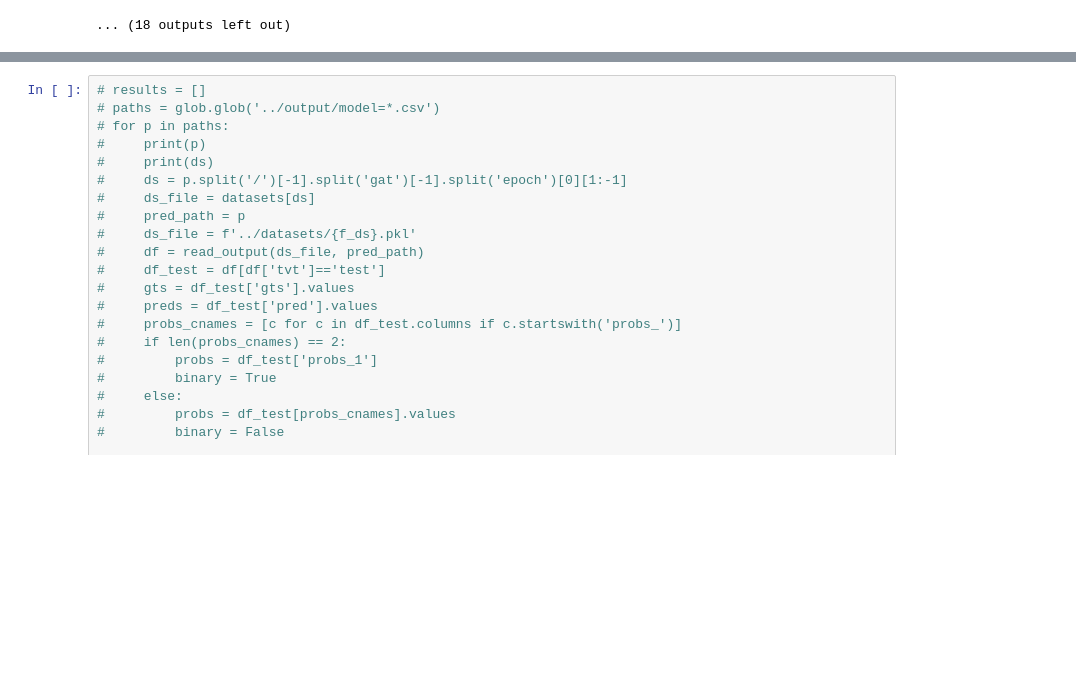
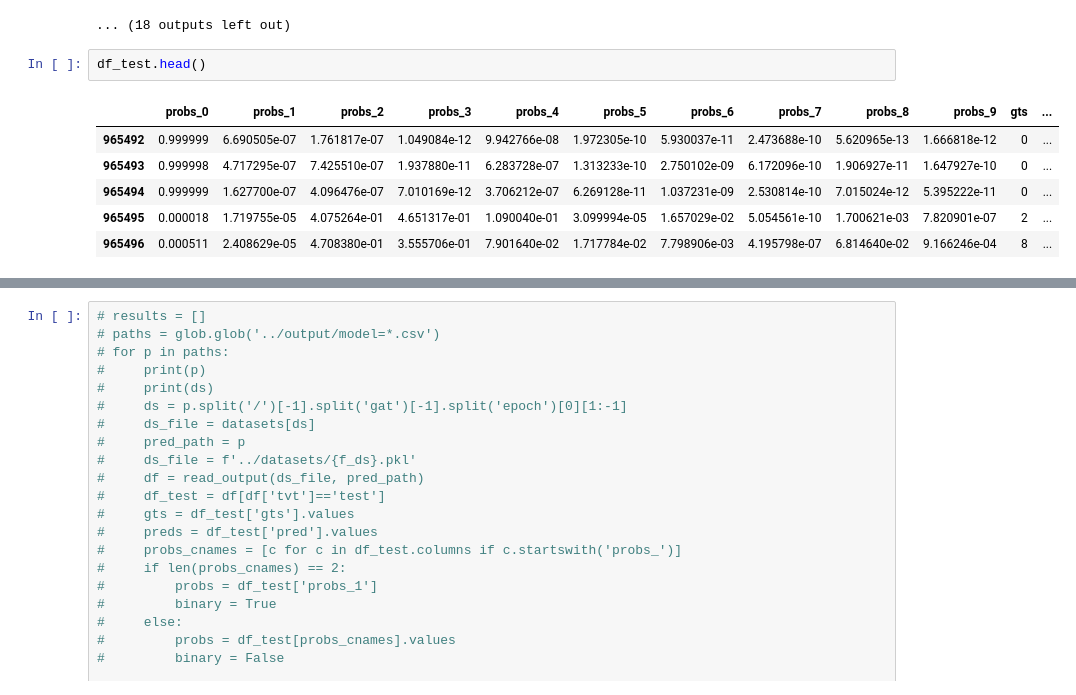
Before and after one commit to hoangntc/TS-IDS, a Jupyter notebook: experiment/4_evaluation.ipynb, the cells around one changed output, grey strips where cells are left out. Cells and saved outputs as stored; diff of their text form; blank space fills up the shorter version.

```diff
--- a/experiment/4_evaluation.ipynb
+++ b/experiment/4_evaluation.ipynb
@@ -167,6 +167,15 @@ Try using .loc[row_indexer,col_indexer] = value instead
 See the caveats in the documentation: https://pandas.pydata.org/pandas-docs/stable/user_guide/indexing.html#returning-a-view-versus-a-copy
   df_test['Predicted label'] = df_test['Predicted label'].map({0: 'Normal', 1: 'Attack'})
 ... (18 outputs left out)
+# %%
+df_test.head()
+# %% [output]
+|  | probs_0 | probs_1 | probs_2 | probs_3 | probs_4 | probs_5 | probs_6 | probs_7 | probs_8 | probs_9 | gts | ... |
+| 965492 | 0.999999 | 6.690505e-07 | 1.761817e-07 | 1.049084e-12 | 9.942766e-08 | 1.972305e-10 | 5.930037e-11 | 2.473688e-10 | 5.620965e-13 | 1.666818e-12 | 0 | ... |
+| 965493 | 0.999998 | 4.717295e-07 | 7.425510e-07 | 1.937880e-11 | 6.283728e-07 | 1.313233e-10 | 2.750102e-09 | 6.172096e-10 | 1.906927e-11 | 1.647927e-10 | 0 | ... |
+| 965494 | 0.999999 | 1.627700e-07 | 4.096476e-07 | 7.010169e-12 | 3.706212e-07 | 6.269128e-11 | 1.037231e-09 | 2.530814e-10 | 7.015024e-12 | 5.395222e-11 | 0 | ... |
+| 965495 | 0.000018 | 1.719755e-05 | 4.075264e-01 | 4.651317e-01 | 1.090040e-01 | 3.099994e-05 | 1.657029e-02 | 5.054561e-10 | 1.700621e-03 | 7.820901e-07 | 2 | ... |
+| 965496 | 0.000511 | 2.408629e-05 | 4.708380e-01 | 3.555706e-01 | 7.901640e-02 | 1.717784e-02 | 7.798906e-03 | 4.195798e-07 | 6.814640e-02 | 9.166246e-04 | 8 | ... |
 # %%
 df_baseline = pd.DataFrame(results)
 df_baseline.columns = [
```
Also changed, not shown: parts of 1 cell of this notebook, 10 other files.
